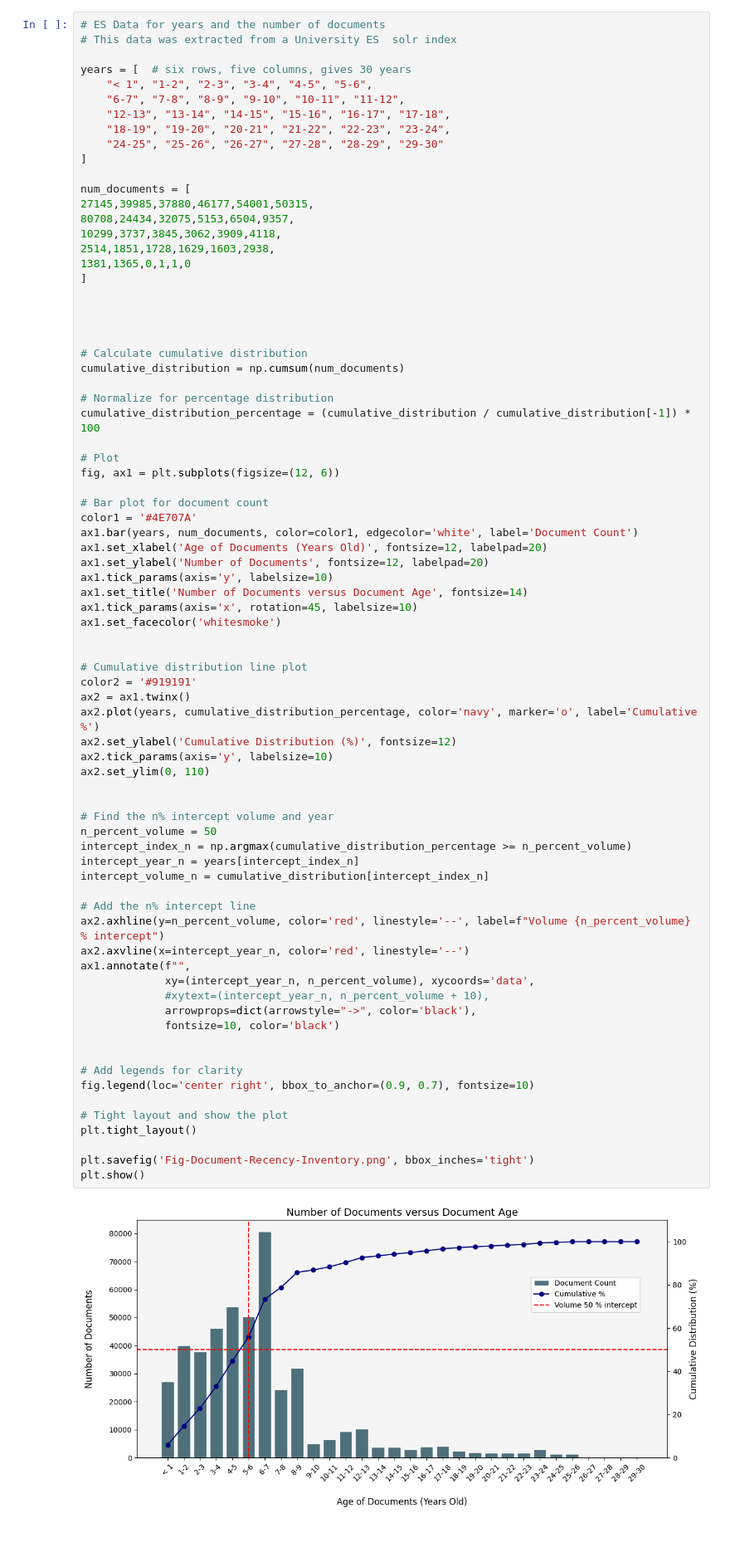
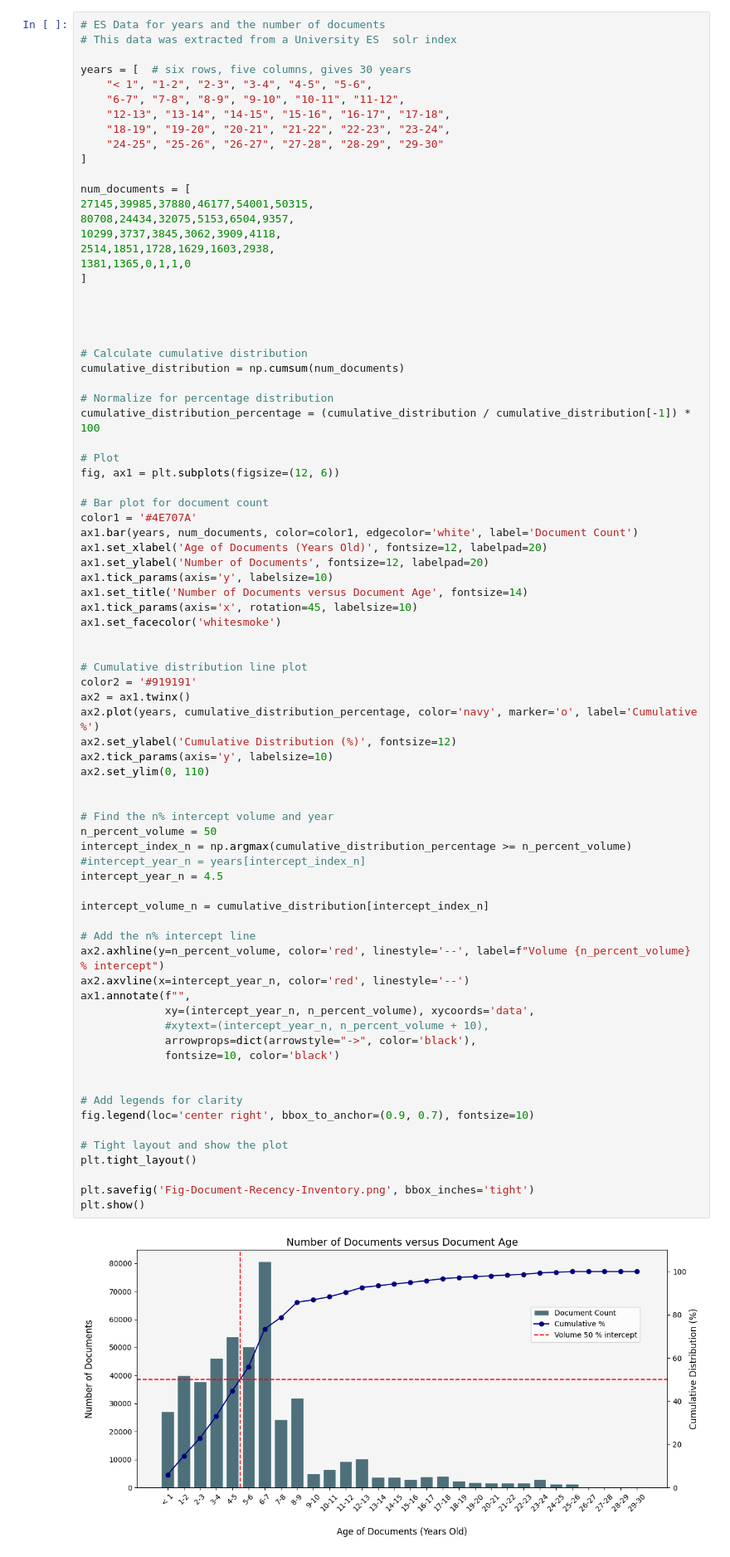
Before and after one commit to ColinDaly75/ES-Ranking, a Jupyter notebook: recency-inventory-of-document-age-plot.ipynb, the cells around one changed output. Shown at 83% size. Drawn from its saved outputs; the diff is of its cells as text.

Commit message:
Kaggle Notebook | recency-document-age-plot | Version 13

```diff
--- a/recency-inventory-of-document-age-plot.ipynb
+++ b/recency-inventory-of-document-age-plot.ipynb
@@ -108,35 +108,37 @@ ax2 = ax1.twinx()
 ax2.plot(years, cumulative_distribution_percentage, color='navy', marker='o', label='Cumulative %')
 ax2.set_ylabel('Cumulative Distribution (%)', fontsize=12)
 ax2.tick_params(axis='y', labelsize=10)
 ax2.set_ylim(0, 110)
 
 
 # Find the n% intercept volume and year
 n_percent_volume = 50
 intercept_index_n = np.argmax(cumulative_distribution_percentage >= n_percent_volume)
-intercept_year_n = years[intercept_index_n]
+#intercept_year_n = years[intercept_index_n]
+intercept_year_n = 4.5
+
 intercept_volume_n = cumulative_distribution[intercept_index_n]
 
 # Add the n% intercept line
 ax2.axhline(y=n_percent_volume, color='red', linestyle='--', label=f"Volume {n_percent_volume} % intercept")
 ax2.axvline(x=intercept_year_n, color='red', linestyle='--')
 ax1.annotate(f"",
              xy=(intercept_year_n, n_percent_volume), xycoords='data',
              #xytext=(intercept_year_n, n_percent_volume + 10),
              arrowprops=dict(arrowstyle="->", color='black'),
              fontsize=10, color='black')
 
 
 # Add legends for clarity
 fig.legend(loc='center right', bbox_to_anchor=(0.9, 0.7), fontsize=10)
 
 # Tight layout and show the plot
 plt.tight_layout()
 
 plt.savefig('Fig-Document-Recency-Inventory.png', bbox_inches='tight')
 plt.show()
 # %% [output]
-[figure, old version]
+[figure, new version]
 # %% [markdown]
 # **WS: Website age distrubution** <a class="anchor" id="WSdistribution"></a>
 A search demand curve is a graphical representation that illustrates the volume of search queries related to a keyword or set of query terms over time.
```
